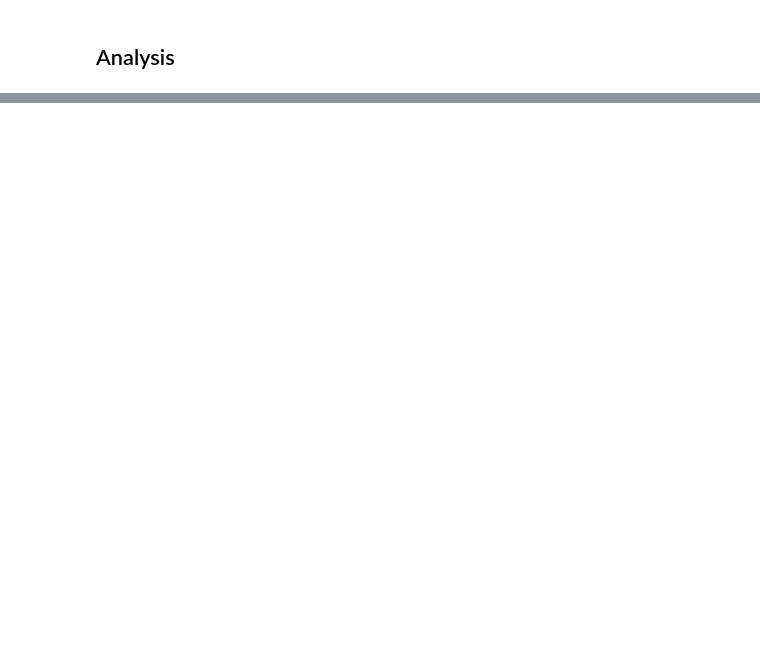
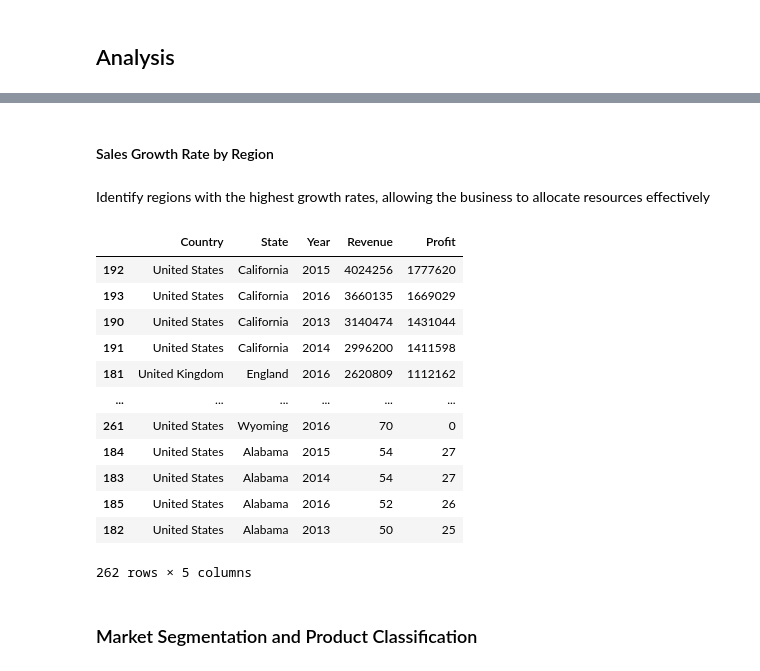
Before and after one commit to JinnOppa/Data-Analysis-Portfolio, a Jupyter notebook: bike-sales/bike-sales.ipynb, the cells around one changed output, grey strips where cells are left out. Saved outputs shown, nothing was run; the diff lists cells and outputs as text; code cells hidden in the pictures; blank space fills up the shorter version.

```diff
--- a/bike-sales/bike-sales.ipynb
+++ b/bike-sales/bike-sales.ipynb
@@ -103,0 +311,32 @@ df.describe(include=object)
+# %% [markdown]
+#### Sales Growth Rate by Region
+# %% [markdown]
+Identify regions with the highest growth rates, allowing the business to allocate resources effectively
+# %%
+# Calculate growth rate for each country/state
+df['Year'] = pd.to_datetime(df['Date']).dt.year
+# growth_rate_region = df.groupby(['Country', 'State', 'Year']).agg({
+#      'Revenue': 'sum' #,
+#     # 'Profit' : 'sum'
+# }).pct_change().reset_index().sort_values(by='Revenue', ascending=False)
+growth_rate_region = df.groupby(['Country', 'State', 'Year']).agg({
+     'Revenue': 'sum' ,
+     'Profit' : 'sum'
+}).reset_index().sort_values(by='Revenue', ascending=False)
+growth_rate_region
+# %% [output]
+|  | Country | State | Year | Revenue | Profit |
+| 192 | United States | California | 2015 | 4024256 | 1777620 |
+| 193 | United States | California | 2016 | 3660135 | 1669029 |
+| 190 | United States | California | 2013 | 3140474 | 1431044 |
+| 191 | United States | California | 2014 | 2996200 | 1411598 |
+| 181 | United Kingdom | England | 2016 | 2620809 | 1112162 |
+| ... | ... | ... | ... | ... | ... |
+| 261 | United States | Wyoming | 2016 | 70 | 0 |
+| 184 | United States | Alabama | 2015 | 54 | 27 |
+| 183 | United States | Alabama | 2014 | 54 | 27 |
+| 185 | United States | Alabama | 2016 | 52 | 26 |
+| 182 | United States | Alabama | 2013 | 50 | 25 |
+262 rows × 5 columns
+# %% [markdown]
+### Market Segmentation and Product Classification
```
Also changed, not shown: parts of 82 cells of this notebook.
